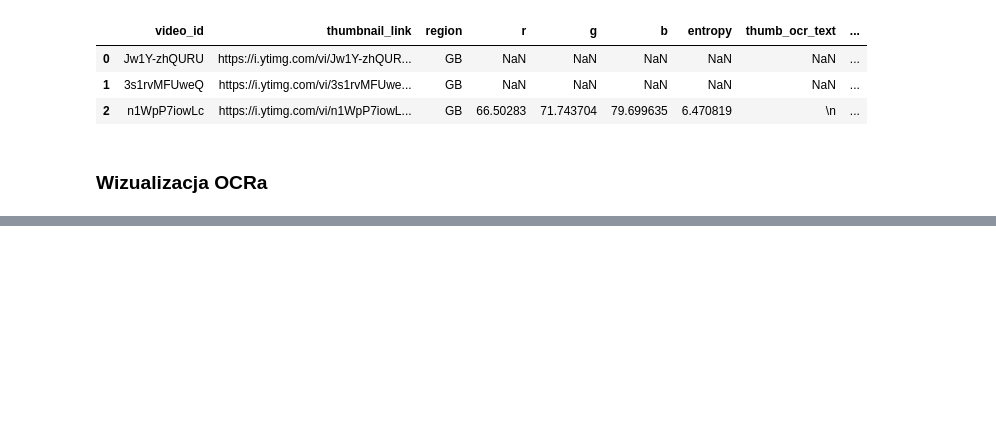
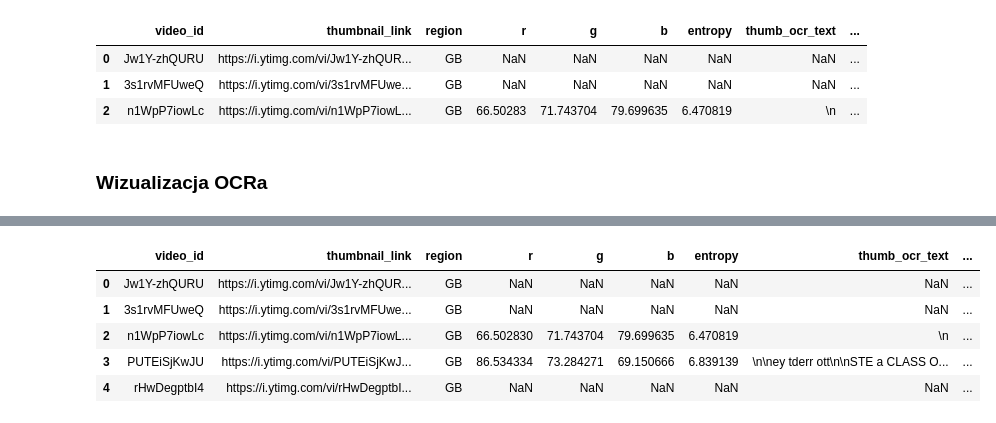
Before and after one commit to AdamKlejda/PED_YT, a Jupyter notebook: Etap2LiLatee_GB.ipynb, the cells around one changed output, grey strips where cells are left out. Drawn from its saved outputs; the diff is of its cells as text; code cells hidden in the pictures; blank space fills up the shorter version.

```diff
--- a/Etap2LiLatee_GB.ipynb
+++ b/Etap2LiLatee_GB.ipynb
@@ -180,0 +282,13 @@ print(df.shape)
+# %%
+df_ocr = df_ocr.groupby(by="video_id",axis=0)["ocr_text"].apply(lambda x: ' '.join(x)).reset_index()
+df_ocr = df_ocr.set_index("video_id")
+df = df.join(df_ocr).reset_index()
+df = df.rename(columns={"ocr_text":"thumb_ocr_text_V2"})
+df[:5]
+# %% [output]
+|  | video_id | thumbnail_link | region | r | g | b | entropy | thumb_ocr_text | ... |
+| 0 | Jw1Y-zhQURU | https://i.ytimg.com/vi/Jw1Y-zhQUR... | GB | NaN | NaN | NaN | NaN | NaN | ... |
+| 1 | 3s1rvMFUweQ | https://i.ytimg.com/vi/3s1rvMFUwe... | GB | NaN | NaN | NaN | NaN | NaN | ... |
+| 2 | n1WpP7iowLc | https://i.ytimg.com/vi/n1WpP7iowL... | GB | 66.502830 | 71.743704 | 79.699635 | 6.470819 | \n | ... |
+| 3 | PUTEiSjKwJU | https://i.ytimg.com/vi/PUTEiSjKwJ... | GB | 86.534334 | 73.284271 | 69.150666 | 6.839139 | \n\ney tderr ott\n\nSTE a CLASS O... | ... |
+| 4 | rHwDegptbI4 | https://i.ytimg.com/vi/rHwDegptbI... | GB | NaN | NaN | NaN | NaN | NaN | ... |
```
Also changed, not shown: parts of 15 cells of this notebook, 5 other files.
